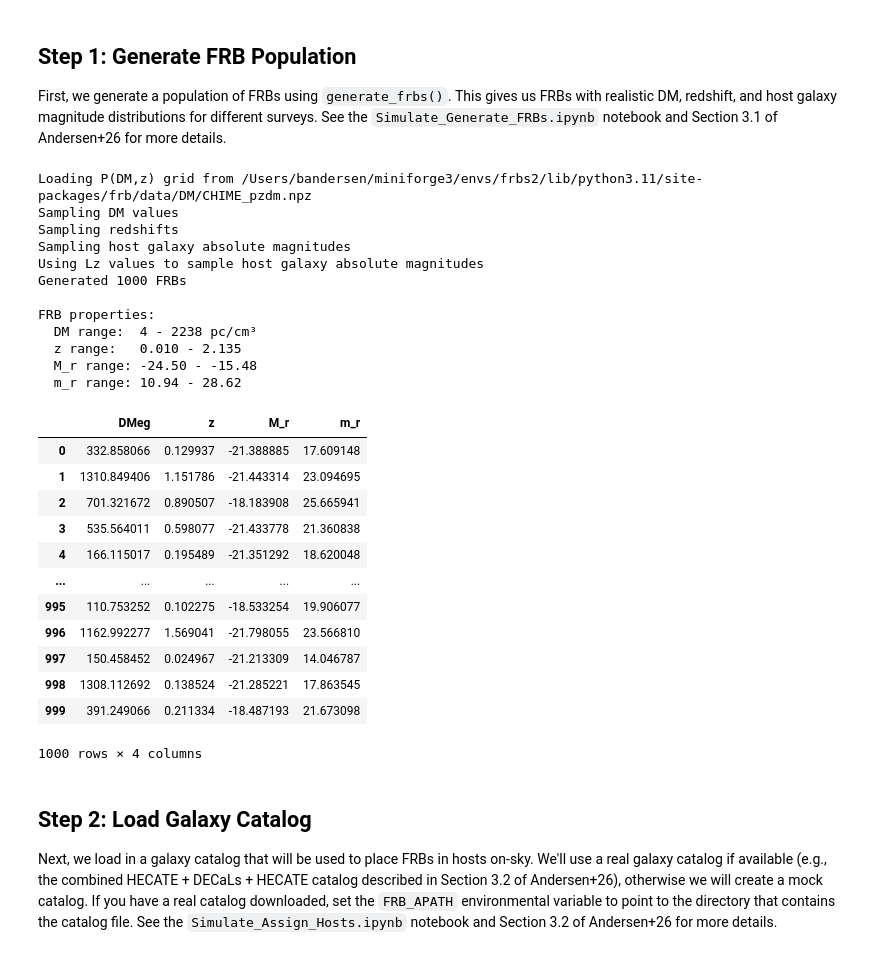
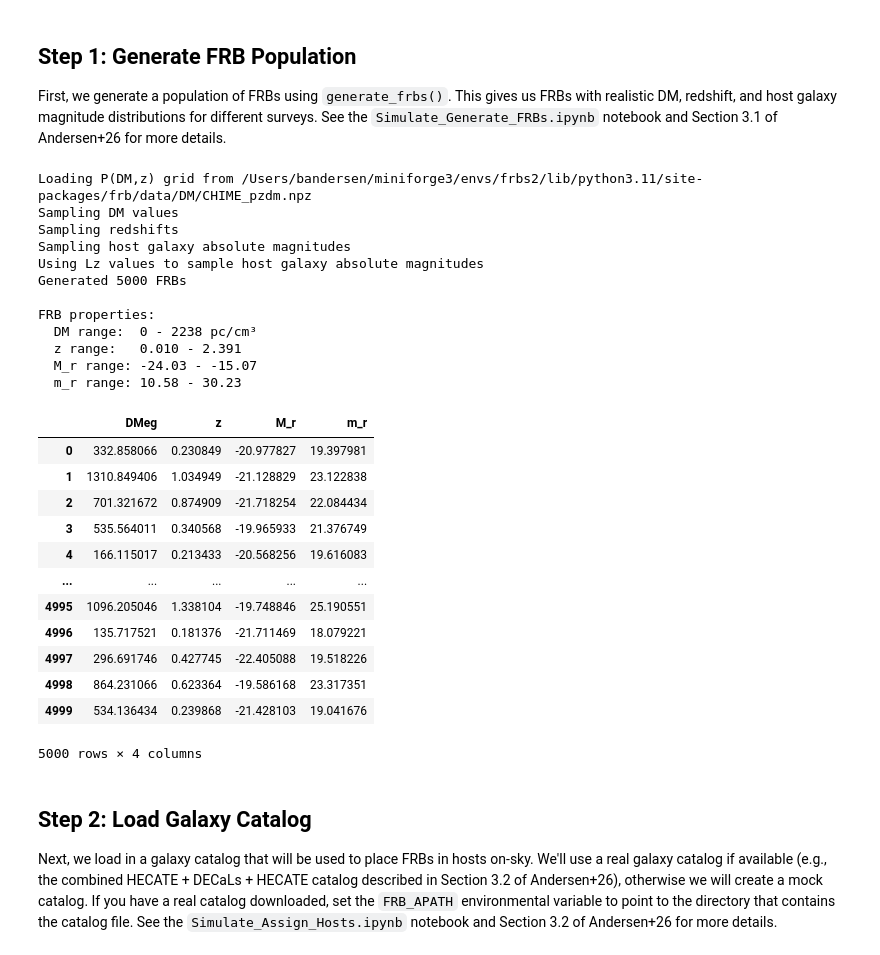
Before and after one commit to FRBs/astropath, a Jupyter notebook: docs/nb/Simulate_Run_PATH.ipynb, the cells around one changed output. Saved outputs shown, nothing was run; the diff lists cells and outputs as text; code cells hidden in the pictures.

```diff
--- a/docs/nb/Simulate_Run_PATH.ipynb
+++ b/docs/nb/Simulate_Run_PATH.ipynb
@@ -80,54 +80,54 @@ If you wish to use the halos modules, you need the Aemulus HMF emulator. Please
 First, we generate a population of FRBs using `generate_frbs()`. This gives us FRBs with realistic DM, redshift, and host galaxy magnitude distributions for different surveys. See the `Simulate_Generate_FRBs.ipynb` notebook and Section 3.1 of Andersen+26 for more details.
 # %%
 # Generate CHIME FRBs following the Catalog 1 DM distribution with S/N > 12
-n_frbs = 1000
+n_frbs = 5000
 seed = 42
 
 fn = files('astropath.data') / 'frb_surveys' / 'chimefrbcat1.csv'
 df_dr1 = pd.read_csv(fn)
 chime_dms_eg = np.nanmean([df_dr1['dm_exc_ne2001'].values,df_dr1['dm_exc_ymw16'].values], axis=0)
 chime_snrs = df_dr1['bonsai_snr']
 threshold = 12.
 chime_observed_dms_eg = chime_dms_eg[chime_snrs > threshold]
 
 # See the `Simulate_Generate_FRBs.ipynb` notebook for a summary of this module
 frbs = generate_frbs(n_frbs, 'CHIME', seed=seed,
         dm_catalog=chime_observed_dms_eg)
 
 print(f"Generated {len(frbs)} FRBs")
 print(f"\nFRB properties:")
 print(f"  DM range:  {frbs['DMeg'].min():.0f} - {frbs['DMeg'].max():.0f} pc/cm³")
 print(f"  z range:   {frbs['z'].min():.3f} - {frbs['z'].max():.3f}")
 print(f"  M_r range: {frbs['M_r'].min():.2f} - {frbs['M_r'].max():.2f}")
 print(f"  m_r range: {frbs['m_r'].min():.2f} - {frbs['m_r'].max():.2f}")
 
 frbs
 # %% [output]
 Loading P(DM,z) grid from /Users/bandersen/miniforge3/envs/frbs2/lib/python3.11/site-packages/frb/data/DM/CHIME_pzdm.npz
 Sampling DM values
 Sampling redshifts
 Sampling host galaxy absolute magnitudes
 Using Lz values to sample host galaxy absolute magnitudes
-Generated 1000 FRBs
+Generated 5000 FRBs
 
 FRB properties:
-  DM range:  4 - 2238 pc/cm³
-  z range:   0.010 - 2.135
-  M_r range: -24.50 - -15.48
-  m_r range: 10.94 - 28.62
+  DM range:  0 - 2238 pc/cm³
+  z range:   0.010 - 2.391
+  M_r range: -24.03 - -15.07
+  m_r range: 10.58 - 30.23
 |  | DMeg | z | M_r | m_r |
-| 0 | 332.858066 | 0.129937 | -21.388885 | 17.609148 |
-| 1 | 1310.849406 | 1.151786 | -21.443314 | 23.094695 |
-| 2 | 701.321672 | 0.890507 | -18.183908 | 25.665941 |
-| 3 | 535.564011 | 0.598077 | -21.433778 | 21.360838 |
-| 4 | 166.115017 | 0.195489 | -21.351292 | 18.620048 |
+| 0 | 332.858066 | 0.230849 | -20.977827 | 19.397981 |
+| 1 | 1310.849406 | 1.034949 | -21.128829 | 23.122838 |
+| 2 | 701.321672 | 0.874909 | -21.718254 | 22.084434 |
+| 3 | 535.564011 | 0.340568 | -19.965933 | 21.376749 |
+| 4 | 166.115017 | 0.213433 | -20.568256 | 19.616083 |
 | ... | ... | ... | ... | ... |
-| 995 | 110.753252 | 0.102275 | -18.533254 | 19.906077 |
-| 996 | 1162.992277 | 1.569041 | -21.798055 | 23.566810 |
-| 997 | 150.458452 | 0.024967 | -21.213309 | 14.046787 |
-| 998 | 1308.112692 | 0.138524 | -21.285221 | 17.863545 |
-| 999 | 391.249066 | 0.211334 | -18.487193 | 21.673098 |
+| 4995 | 1096.205046 | 1.338104 | -19.748846 | 25.190551 |
+| 4996 | 135.717521 | 0.181376 | -21.711469 | 18.079221 |
+| 4997 | 296.691746 | 0.427745 | -22.405088 | 19.518226 |
+| 4998 | 864.231066 | 0.623364 | -19.586168 | 23.317351 |
+| 4999 | 534.136434 | 0.239868 | -21.428103 | 19.041676 |
-1000 rows × 4 columns
+5000 rows × 4 columns
 # %% [markdown]
 ## Step 2: Load Galaxy Catalog
 
```
Also changed, not shown: parts of 12 cells of this notebook.
